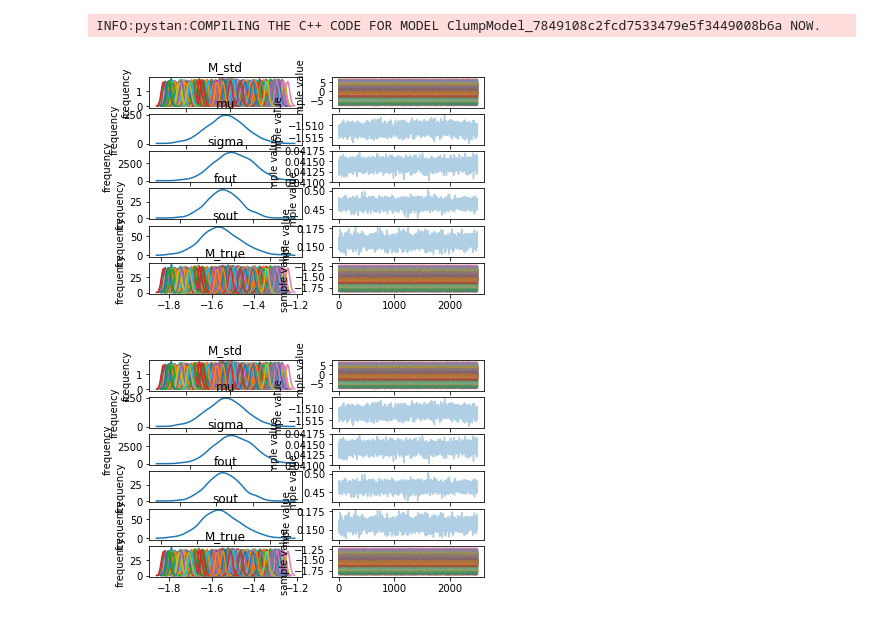
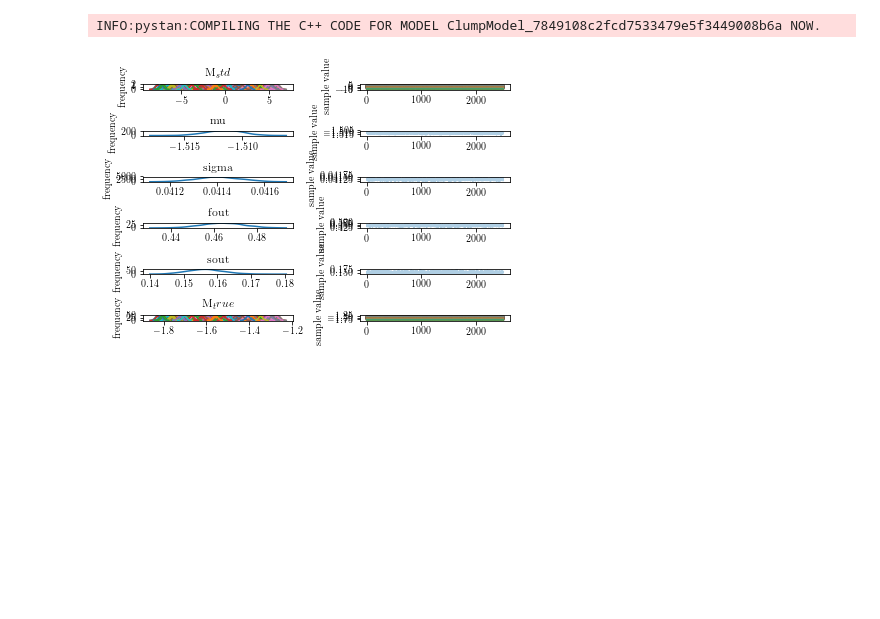
Before and after one commit to grd349/PyStanExamples, a Jupyter notebook: Oli/trilegal_mm.ipynb, the cells around one changed output. Saved outputs shown, nothing was run; the diff lists cells and outputs as text; code cells hidden in the pictures; blank space fills up the shorter version.

```diff
--- a/Oli/trilegal_mm.ipynb
+++ b/Oli/trilegal_mm.ipynb
@@ -97,9 +91,10 @@ dat = {'N': len(MK),
 fit = sm.sampling(data=dat, iter=5000, chains=1)
 # %%
 fit.plot()
+plt.tight_layout()
+plt.show()
 # %% [output]
-[figure, old version]
+[figure, new version]
-[figure, removed]
 # %%
 print(fit)
 # %% [output]
```
Also changed, not shown: parts of 14 cells of this notebook.
